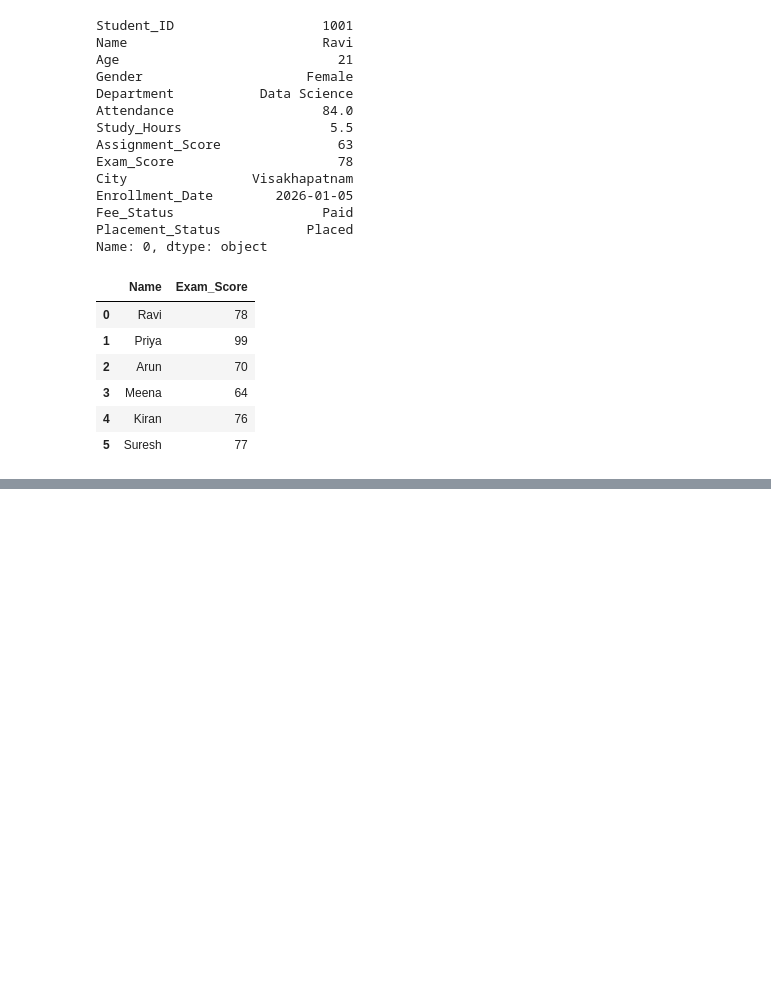
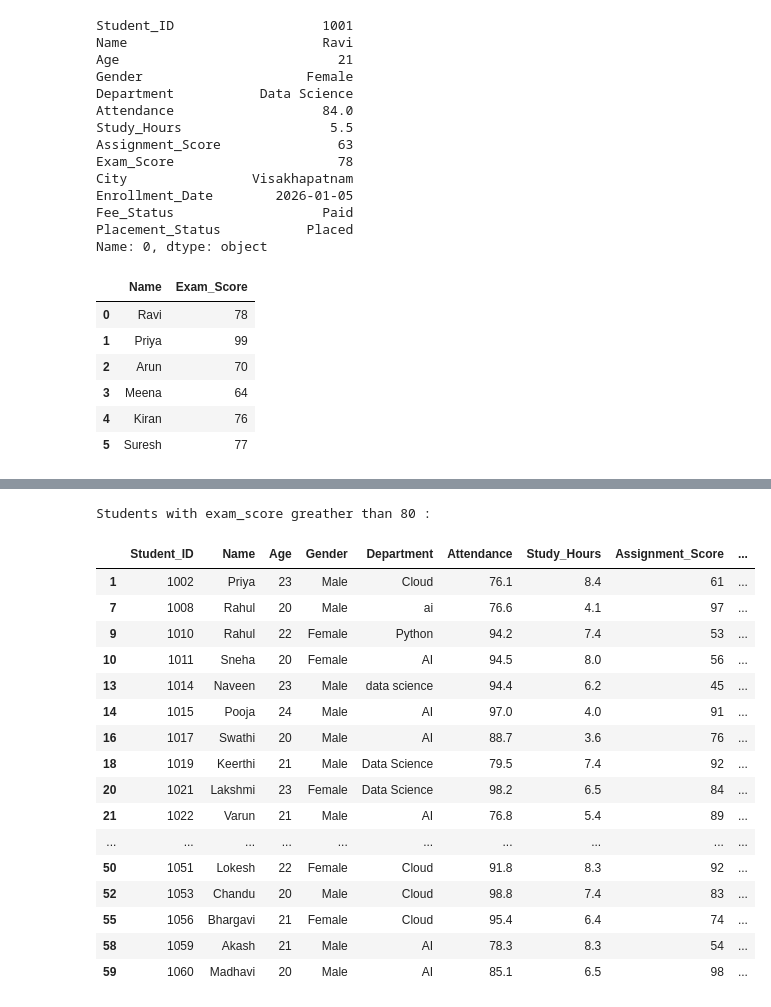
Before and after one commit to AnneMukeshBalaji/calibo, a Jupyter notebook: pandas/pandas_demo.ipynb, the cells around one changed output, grey strips where cells are left out. Drawn from its saved outputs; the diff is of its cells as text; code cells hidden in the pictures; blank space fills up the shorter version.

```diff
--- a/pandas/pandas_demo.ipynb
+++ b/pandas/pandas_demo.ipynb
@@ -384,0 +423,23 @@ display(df.loc[0 : 5,["Name","Exam_Score"]])
+# %%
+# Filtering
+print("Students with exam_score greather than 80 : ")
+display(df[df["Exam_Score"] > 80])
+# %% [output]
+Students with exam_score greather than 80 :
+|  | Student_ID | Name | Age | Gender | Department | Attendance | Study_Hours | Assignment_Score | ... |
+| 1 | 1002 | Priya | 23 | Male | Cloud | 76.1 | 8.4 | 61 | ... |
+| 7 | 1008 | Rahul | 20 | Male | ai | 76.6 | 4.1 | 97 | ... |
+| 9 | 1010 | Rahul | 22 | Female | Python | 94.2 | 7.4 | 53 | ... |
+| 10 | 1011 | Sneha | 20 | Female | AI | 94.5 | 8.0 | 56 | ... |
+| 13 | 1014 | Naveen | 23 | Male | data science | 94.4 | 6.2 | 45 | ... |
+| 14 | 1015 | Pooja | 24 | Male | AI | 97.0 | 4.0 | 91 | ... |
+| 16 | 1017 | Swathi | 20 | Male | AI | 88.7 | 3.6 | 76 | ... |
+| 18 | 1019 | Keerthi | 21 | Male | Data Science | 79.5 | 7.4 | 92 | ... |
+| 20 | 1021 | Lakshmi | 23 | Female | Data Science | 98.2 | 6.5 | 84 | ... |
+| 21 | 1022 | Varun | 21 | Male | AI | 76.8 | 5.4 | 89 | ... |
+| ... | ... | ... | ... | ... | ... | ... | ... | ... | ... |
+| 50 | 1051 | Lokesh | 22 | Female | Cloud | 91.8 | 8.3 | 92 | ... |
+| 52 | 1053 | Chandu | 20 | Male | Cloud | 98.8 | 7.4 | 83 | ... |
+| 55 | 1056 | Bhargavi | 21 | Female | Cloud | 95.4 | 6.4 | 74 | ... |
+| 58 | 1059 | Akash | 21 | Male | AI | 78.3 | 8.3 | 54 | ... |
+| 59 | 1060 | Madhavi | 20 | Male | AI | 85.1 | 6.5 | 98 | ... |
```
Also changed, not shown: parts of 15 cells of this notebook, 2 other files.
